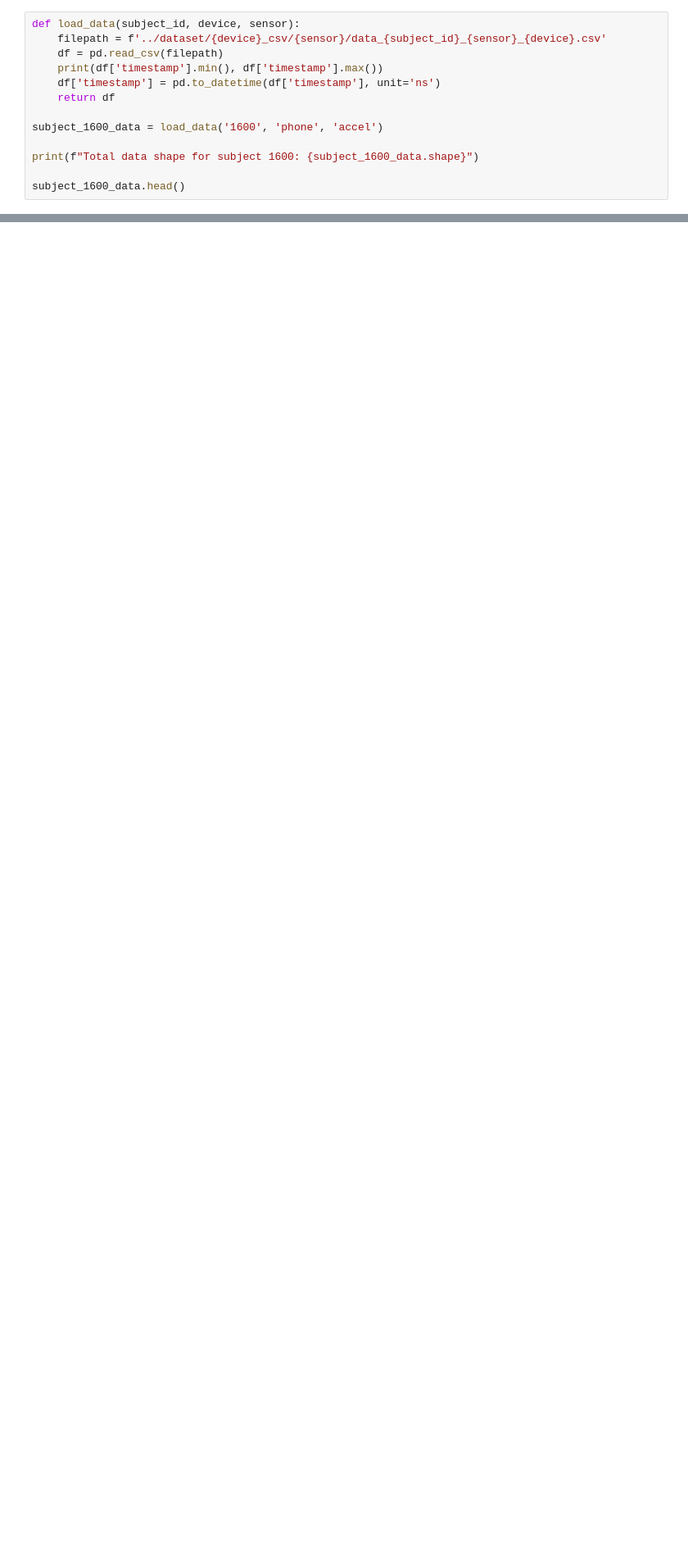
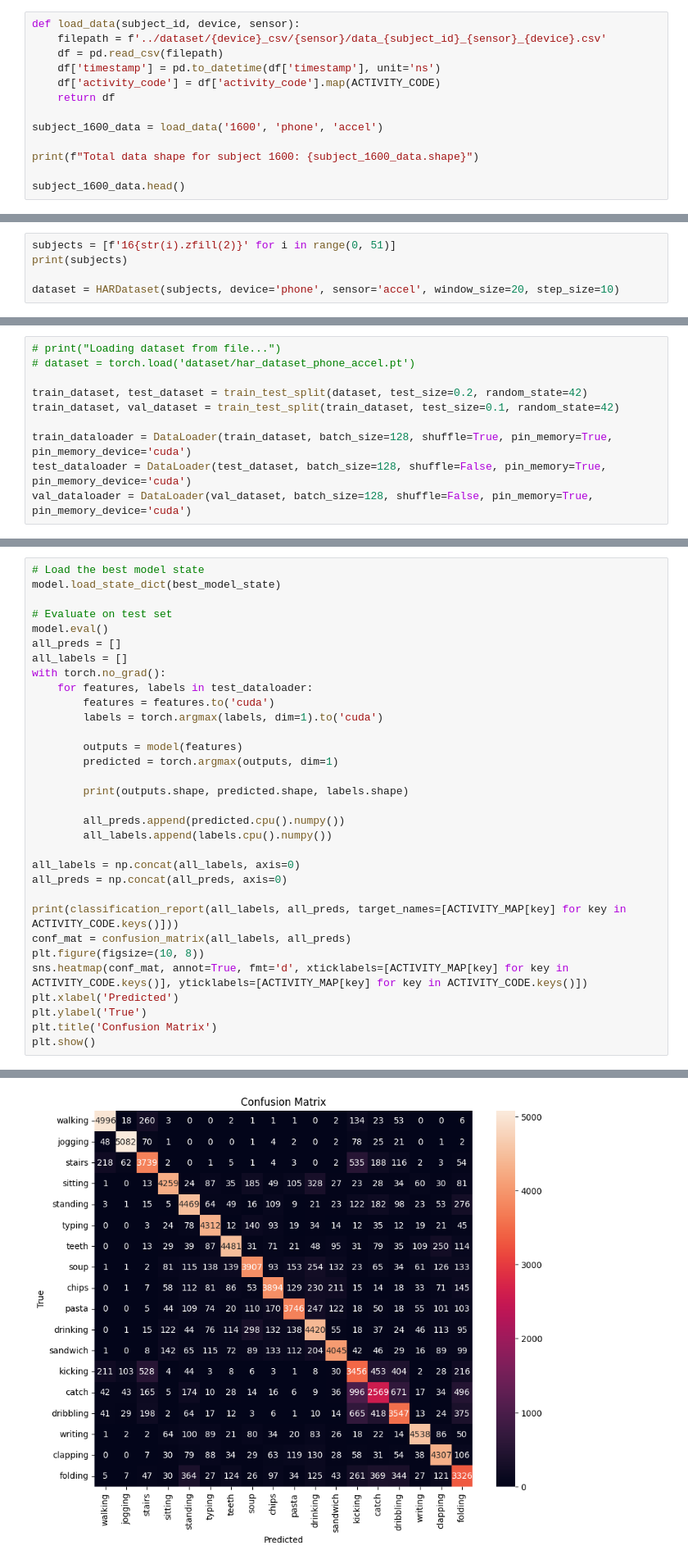
Before and after one commit to shantanu404/har-iot, a Jupyter notebook: notebooks/playground_raw_data.ipynb, the cells around one changed output, grey strips where cells are left out. Shown at 82% size. Drawn from its saved outputs; the diff is of its cells as text; blank space fills up the shorter version.

Commit message:
0.76 ACC on Phone/Accel dataset

```diff
--- a/notebooks/playground_raw_data.ipynb
+++ b/notebooks/playground_raw_data.ipynb
@@ -8,8 +79,8 @@ import os
 def load_data(subject_id, device, sensor):
     filepath = f'../dataset/{device}_csv/{sensor}/data_{subject_id}_{sensor}_{device}.csv'
     df = pd.read_csv(filepath)
-    print(df['timestamp'].min(), df['timestamp'].max())
     df['timestamp'] = pd.to_datetime(df['timestamp'], unit='ns')
+    df['activity_code'] = df['activity_code'].map(ACTIVITY_CODE)
     return df
 
 subject_1600_data = load_data('1600', 'phone', 'accel')
@@ -102,0 +171,5 @@ Total windows created from first segment: 141
+# %%
+subjects = [f'16{str(i).zfill(2)}' for i in range(0, 51)]
+print(subjects)
+
+dataset = HARDataset(subjects, device='phone', sensor='accel', window_size=20, step_size=10)
@@ -102,0 +179,10 @@ Total windows created from first segment: 141
+# %%
+# print("Loading dataset from file...")
+# dataset = torch.load('dataset/har_dataset_phone_accel.pt')
+
+train_dataset, test_dataset = train_test_split(dataset, test_size=0.2, random_state=42)
+train_dataset, val_dataset = train_test_split(train_dataset, test_size=0.1, random_state=42)
+
+train_dataloader = DataLoader(train_dataset, batch_size=128, shuffle=True, pin_memory=True, pin_memory_device='cuda')
+test_dataloader = DataLoader(test_dataset, batch_size=128, shuffle=False, pin_memory=True, pin_memory_device='cuda')
+val_dataloader = DataLoader(val_dataset, batch_size=128, shuffle=False, pin_memory=True, pin_memory_device='cuda')
@@ -102,0 +300,33 @@ Total windows created from first segment: 141
+# %%
+# Load the best model state
+model.load_state_dict(best_model_state)
+
+# Evaluate on test set
+model.eval()
+all_preds = []
+all_labels = []
+with torch.no_grad():
+    for features, labels in test_dataloader:
+        features = features.to('cuda')
+        labels = torch.argmax(labels, dim=1).to('cuda')
+
+        outputs = model(features)
+        predicted = torch.argmax(outputs, dim=1)
+
+        print(outputs.shape, predicted.shape, labels.shape)
+
+        all_preds.append(predicted.cpu().numpy())
+        all_labels.append(labels.cpu().numpy())
+
+all_labels = np.concat(all_labels, axis=0)
+all_preds = np.concat(all_preds, axis=0)
+
+print(classification_report(all_labels, all_preds, target_names=[ACTIVITY_MAP[key] for key in ACTIVITY_CODE.keys()]))
+conf_mat = confusion_matrix(all_labels, all_preds)
+plt.figure(figsize=(10, 8))
+sns.heatmap(conf_mat, annot=True, fmt='d', xticklabels=[ACTIVITY_MAP[key] for key in ACTIVITY_CODE.keys()], yticklabels=[ACTIVITY_MAP[key] for key in ACTIVITY_CODE.keys()])
+plt.xlabel('Predicted')
+plt.ylabel('True')
+plt.title('Confusion Matrix')
+plt.show()
+# %% [output]
@@ -102,0 +350 @@ Total windows created from first segment: 141
+[figure, added]
```
Also changed, not shown: parts of 10 cells of this notebook.
